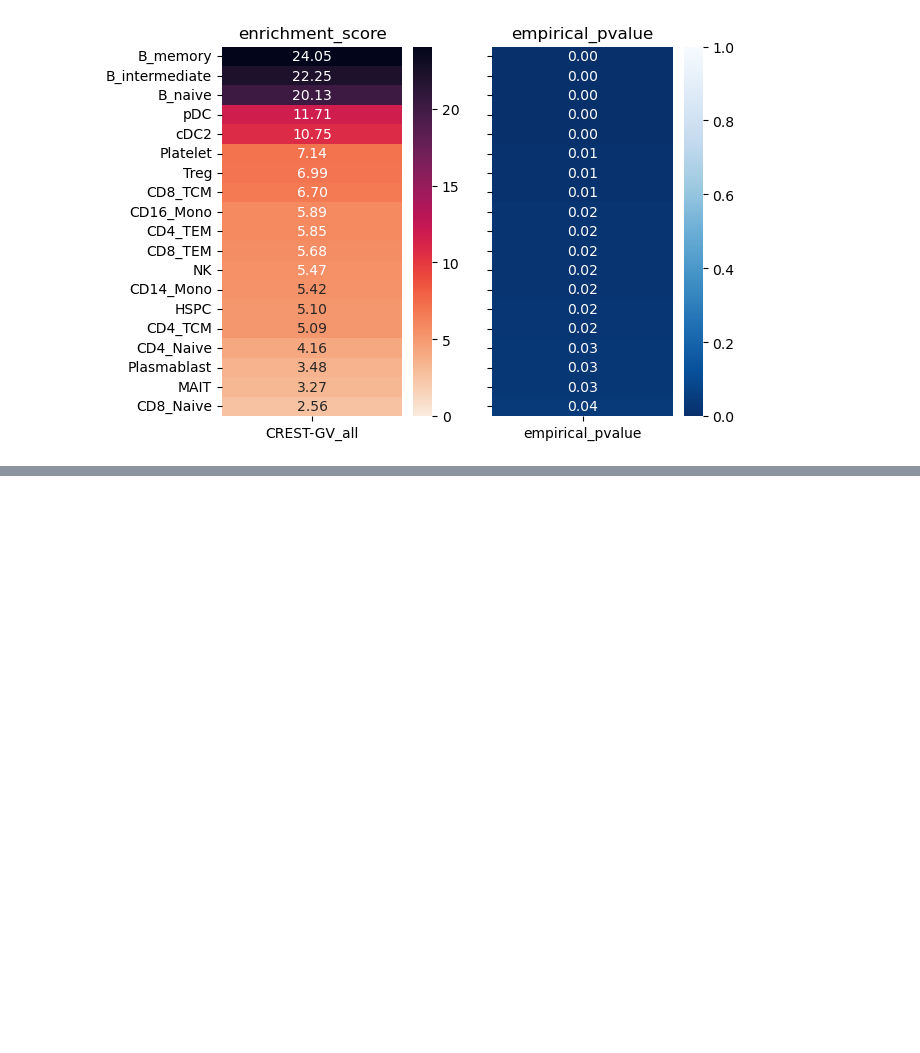
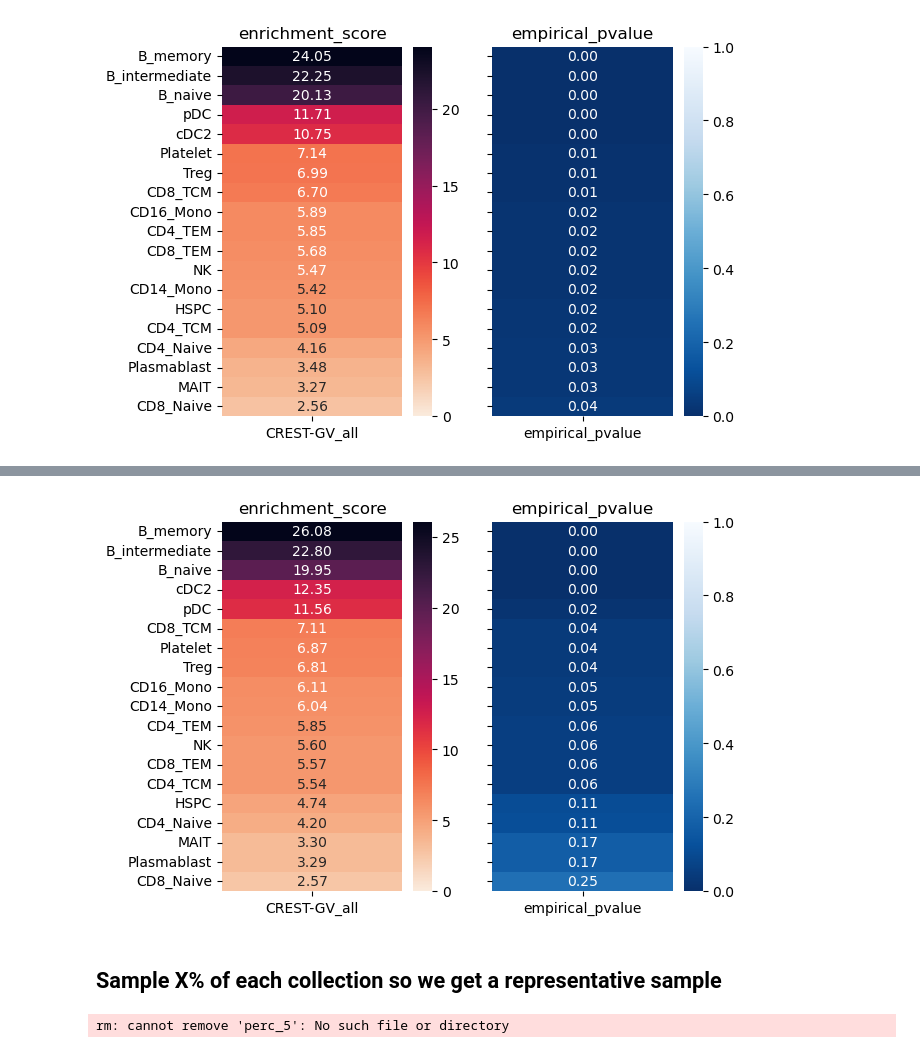
Before and after one commit to Genome-Function-Initiative-Oxford/CREST-GV, a Jupyter notebook: generate_pvalues_test.ipynb, the cells around one changed output, grey strips where cells are left out. Saved outputs shown, nothing was run; the diff lists cells and outputs as text; code cells hidden in the pictures; blank space fills up the shorter version.

Commit message:
Sample files in different ways to generate P-values and see how stable they are: number of celltypes, way they are chosen.

```diff
--- a/generate_pvalues_test.ipynb
+++ b/generate_pvalues_test.ipynb
@@ -185,0 +204,12 @@ our_df_25.head()
+# %%
+# Get the real enrichment data
+crestgv_fname = sorted(glob.glob("pvalues_test/Bcell_GO_0035456/statistics_CREST-GV.csv"))
+df_cgv = pd.read_csv(crestgv_fname[0], sep='\t', index_col=0)
+# %%
+# Get the null p-values
+genetic  = "genetics_test/Bcell_GO_0035456.tsv"
+random_collection_path = "/project/Wellcome_Discovery/svenkat/CREST-GV/data/random_50"
+output = "pvalues_test/Bcell_GO_0035456_random_50/"
+
+df_cgv_with_pvals = generate_pvalue(genetic = genetic, output = output, real_df_cgv = df_cgv,
+                                    random_collection = "", random_collection_path = random_collection_path)
@@ -185,0 +234,6 @@ our_df_25.head()
+# %%
+plot_pvalue(df_cgv_with_pvals)
+# %% [output]
+[figure, added]
+# %% [markdown]
+## Sample X% of each collection so we get a representative sample
@@ -185,0 +246,28 @@ our_df_25.head()
+# %%
+%%bash
+
+cd /project/Wellcome_Discovery/svenkat/CREST-GV/data/
+
+rm -r perc_5
+mkdir perc_5
+mkdir perc_5/peaks
+mkdir perc_5/bigwigs
+
+# Write info file
+touch perc_5/perc_5_info.csv
+
+while IFS=',' read -r collection celltype info; do
+
+    for bed_file in "/project/Wellcome_Discovery/datashare/CREST-GV_collection/${collection}/peaks/${celltype}"*.bed; do
+        ln -s "$bed_file" "/project/Wellcome_Discovery/svenkat/CREST-GV/data/perc_5/peaks/${collection}_${celltype}.bed"
+    done
+
+    for bw_file in "/project/Wellcome_Discovery/datashare/CREST-GV_collection/${collection}/bigwigs/${celltype}"*.bw; do
+        ln -s "$bw_file" "/project/Wellcome_Discovery/svenkat/CREST-GV/data/perc_5/bigwigs/${collection}_${celltype}.bw"
+    done
+
+    echo "${collection}_${celltype}" >> perc_5/perc_5_info.csv
+
+done < tmp.txt
+# %% [output]
+rm: cannot remove 'perc_5': No such file or directory
```
Also changed, not shown: parts of 11 cells of this notebook.
